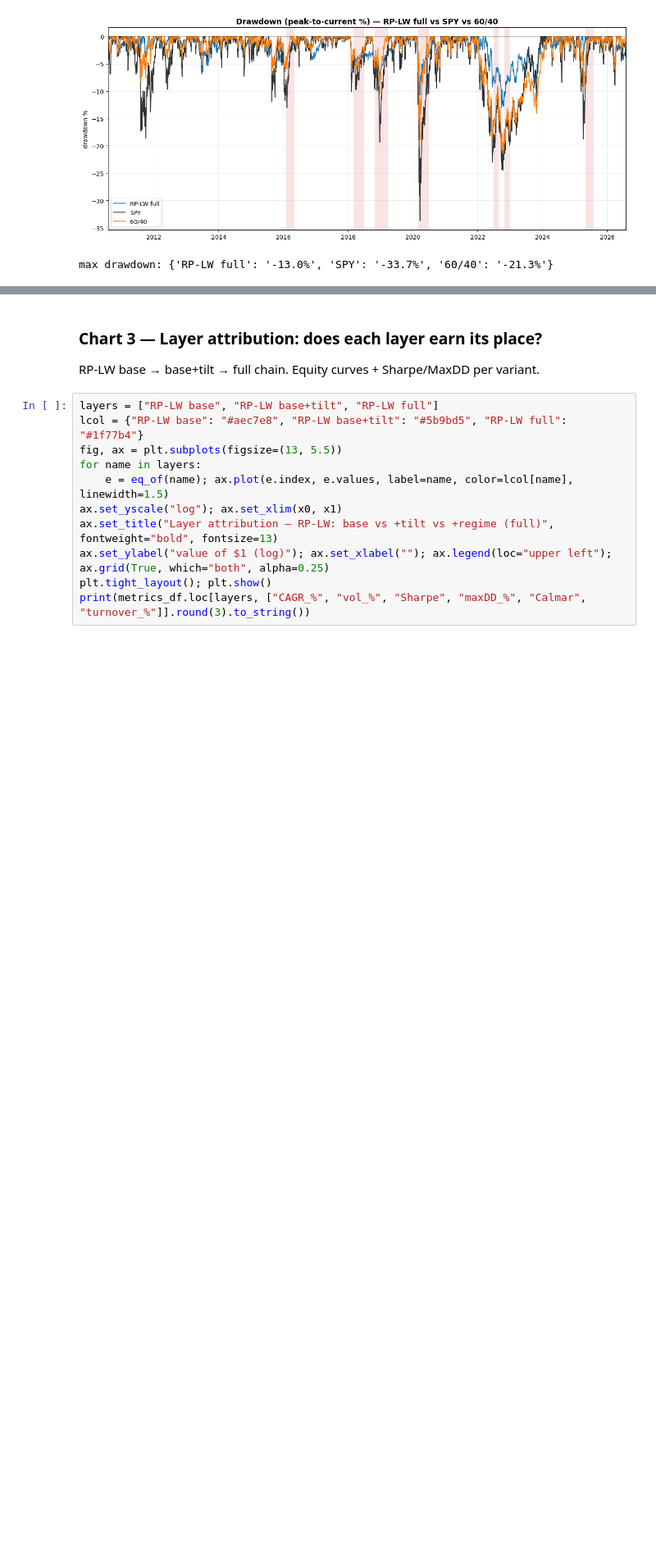
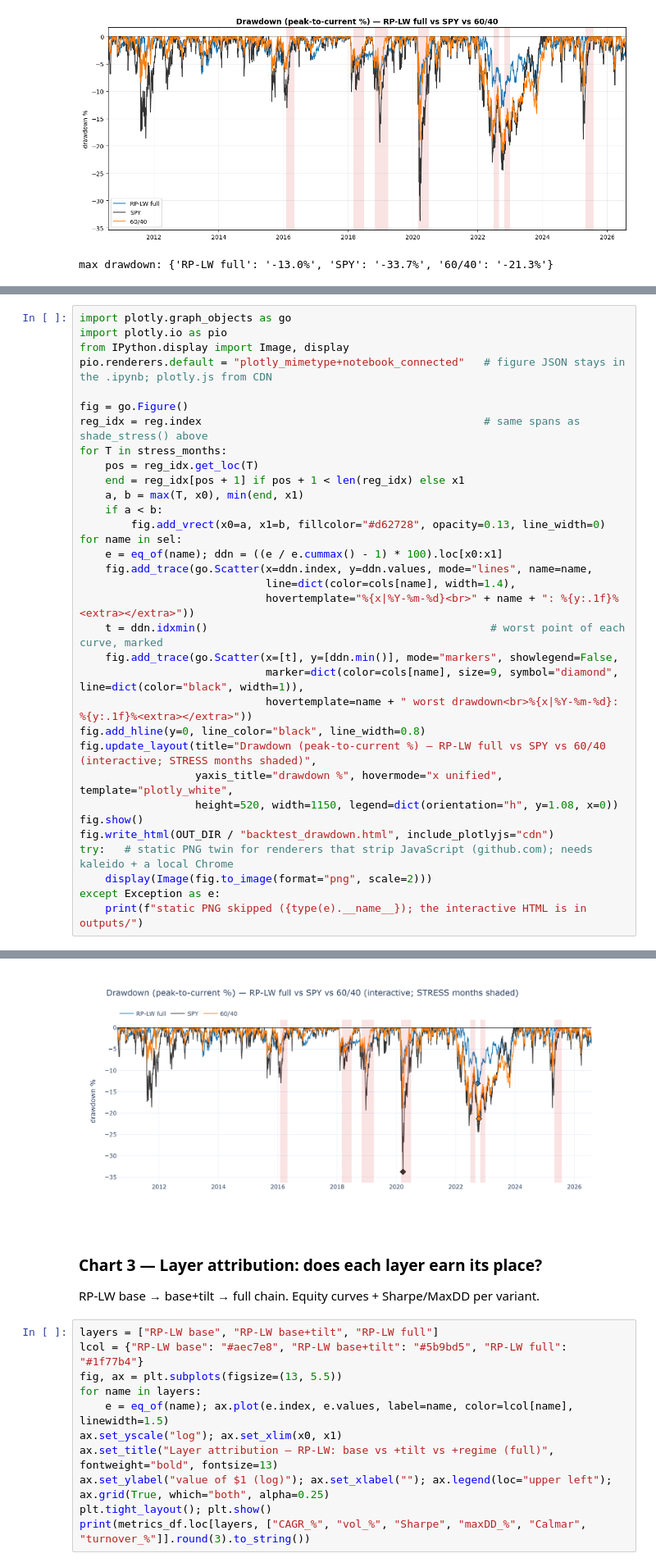
Before and after one commit to JavierLopez-code/Capstone001, a Jupyter notebook: notebooks/08_backtest.ipynb, the cells around one changed output, grey strips where cells are left out. Shown at 82% size. Cells and saved outputs as stored; diff of their text form; blank space fills up the shorter version.

```diff
--- a/notebooks/08_backtest.ipynb
+++ b/notebooks/08_backtest.ipynb
@@ -376,0 +385,34 @@ max drawdown: {'RP-LW full': '-13.0%', 'SPY': '-33.7%', '60/40': '-21.3%'}
+# %%
+import plotly.graph_objects as go
+import plotly.io as pio
+from IPython.display import Image, display
+pio.renderers.default = "plotly_mimetype+notebook_connected"   # figure JSON stays in the .ipynb; plotly.js from CDN
+
+fig = go.Figure()
+reg_idx = reg.index                                            # same spans as shade_stress() above
+for T in stress_months:
+    pos = reg_idx.get_loc(T)
+    end = reg_idx[pos + 1] if pos + 1 < len(reg_idx) else x1
+    a, b = max(T, x0), min(end, x1)
+    if a < b:
+        fig.add_vrect(x0=a, x1=b, fillcolor="#d62728", opacity=0.13, line_width=0)
+for name in sel:
+    e = eq_of(name); ddn = ((e / e.cummax() - 1) * 100).loc[x0:x1]
+    fig.add_trace(go.Scatter(x=ddn.index, y=ddn.values, mode="lines", name=name,
+                             line=dict(color=cols[name], width=1.4),
+                             hovertemplate="%{x|%Y-%m-%d}<br>" + name + ": %{y:.1f}%<extra></extra>"))
+    t = ddn.idxmin()                                            # worst point of each curve, marked
+    fig.add_trace(go.Scatter(x=[t], y=[ddn.min()], mode="markers", showlegend=False,
+                             marker=dict(color=cols[name], size=9, symbol="diamond", line=dict(color="black", width=1)),
+                             hovertemplate=name + " worst drawdown<br>%{x|%Y-%m-%d}: %{y:.1f}%<extra></extra>"))
+fig.add_hline(y=0, line_color="black", line_width=0.8)
+fig.update_layout(title="Drawdown (peak-to-current %) — RP-LW full vs SPY vs 60/40 (interactive; STRESS months shaded)",
+                  yaxis_title="drawdown %", hovermode="x unified", template="plotly_white",
+                  height=520, width=1150, legend=dict(orientation="h", y=1.08, x=0))
+fig.show()
+fig.write_html(OUT_DIR / "backtest_drawdown.html", include_plotlyjs="cdn")
+try:   # static PNG twin for renderers that strip JavaScript (github.com); needs kaleido + a local Chrome
+    display(Image(fig.to_image(format="png", scale=2)))
+except Exception as e:
+    print(f"static PNG skipped ({type(e).__name__}); the interactive HTML is in outputs/")
+# %% [output]
@@ -377,3 +420,4 @@ max drawdown: {'RP-LW full': '-13.0%', 'SPY': '-33.7%', '60/40': '-21.3%'}
+[figure, added]
 # %% [markdown]
 ### Chart 3 — Layer attribution: does each layer earn its place?
 
```
Also changed, not shown: parts of 2 cells of this notebook, 5 other files.
